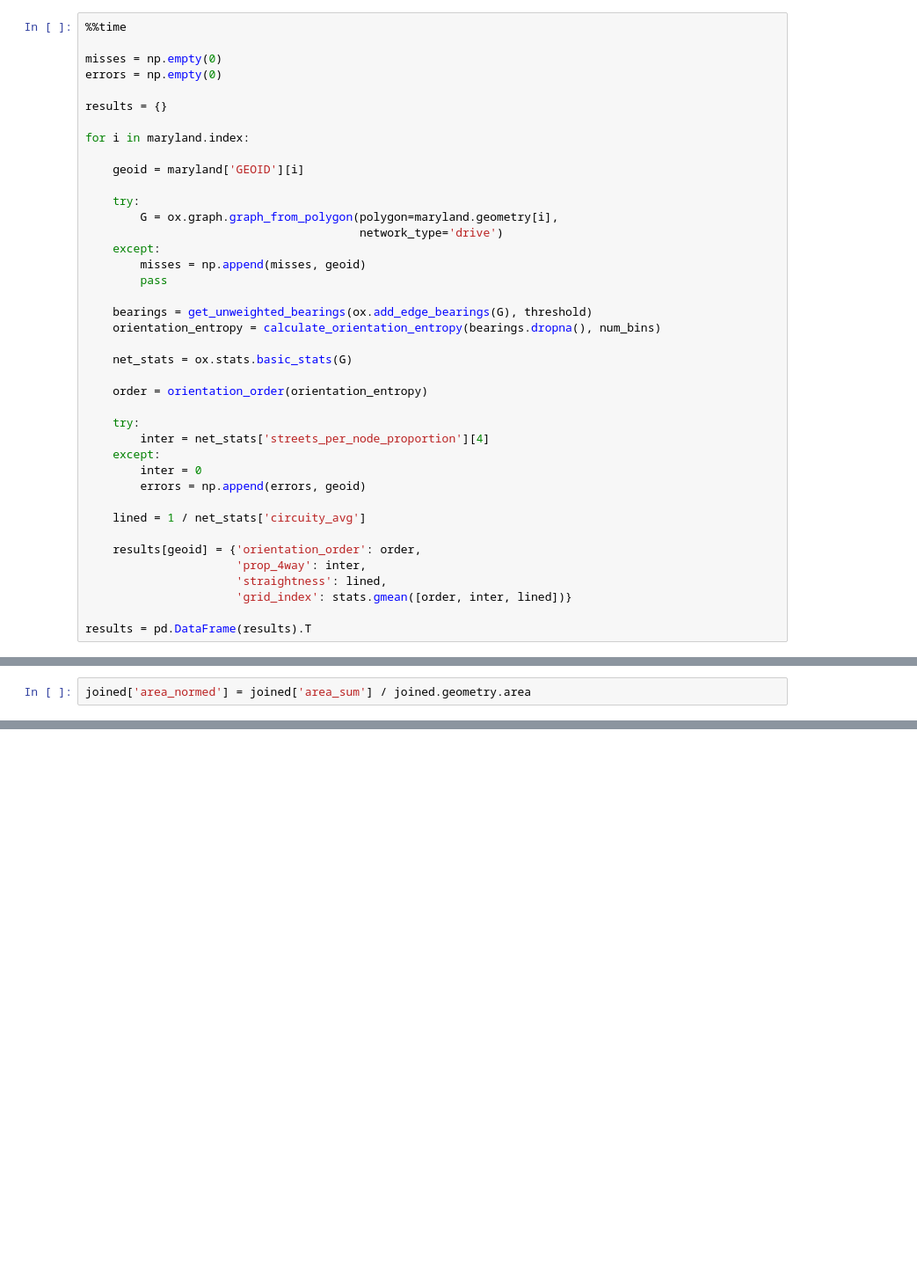
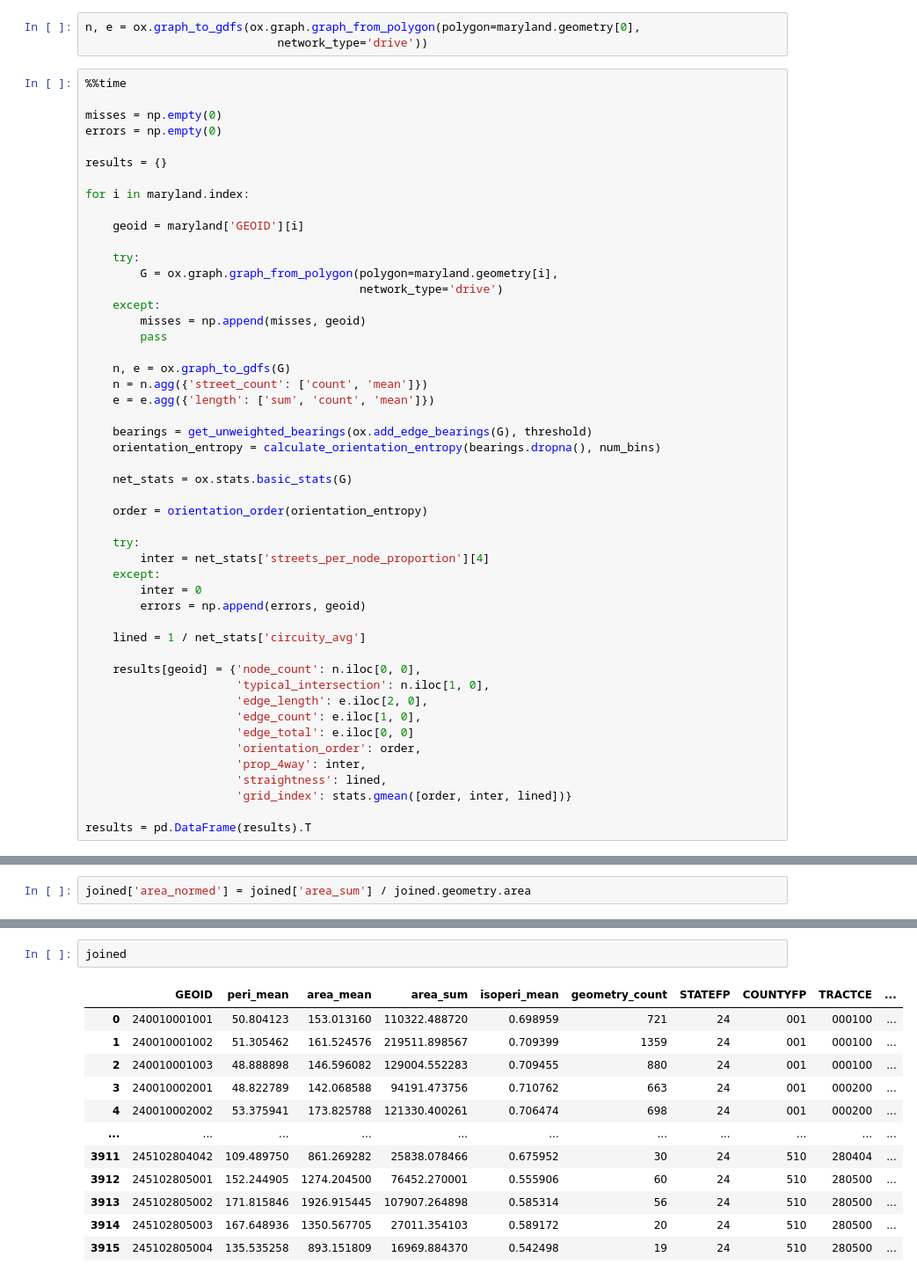
Before and after one commit to asrenninger/mega, a Jupyter notebook: python/osmnx.ipynb, the cells around one changed output, grey strips where cells are left out. Shown at 88% size. Drawn from its saved outputs; the diff is of its cells as text; blank space fills up the shorter version.

```diff
--- a/python/osmnx.ipynb
+++ b/python/osmnx.ipynb
@@ -161,6 +161,9 @@ maryland.geometry.plot()
 # %% [output]
 <AxesSubplot:>
 [figure]
+# %%
+n, e = ox.graph_to_gdfs(ox.graph.graph_from_polygon(polygon=maryland.geometry[0],
+                            network_type='drive'))
 # %%
 %%time
 
@@ -180,6 +183,10 @@ for i in maryland.index:
         misses = np.append(misses, geoid)
         pass
 
+    n, e = ox.graph_to_gdfs(G)
+    n = n.agg({'street_count': ['count', 'mean']})
+    e = e.agg({'length': ['sum', 'count', 'mean']})
+
     bearings = get_unweighted_bearings(ox.add_edge_bearings(G), threshold)
     orientation_entropy = calculate_orientation_entropy(bearings.dropna(), num_bins)
 
@@ -195,7 +202,12 @@ for i in maryland.index:
 
     lined = 1 / net_stats['circuity_avg']
 
-    results[geoid] = {'orientation_order': order,
+    results[geoid] = {'node_count': n.iloc[0, 0],
+                      'typical_intersection': n.iloc[1, 0],
+                      'edge_length': e.iloc[2, 0],
+                      'edge_count': e.iloc[1, 0],
+                      'edge_total': e.iloc[0, 0]
+                      'orientation_order': order,
                       'prop_4way': inter,
                       'straightness': lined,
                       'grid_index': stats.gmean([order, inter, lined])}
@@ -339,3 +351,18 @@ ax.axis('off')
 fig.savefig('built-area_MD.png', facecolor=fig.get_facecolor(), dpi=300, bbox_inches='tight')
 # %% [output]
 [figure]
+# %%
+joined
+# %% [output]
+|  | GEOID | peri_mean | area_mean | area_sum | isoperi_mean | geometry_count | STATEFP | COUNTYFP | TRACTCE | ... |
+| 0 | 240010001001 | 50.804123 | 153.013160 | 110322.488720 | 0.698959 | 721 | 24 | 001 | 000100 | ... |
+| 1 | 240010001002 | 51.305462 | 161.524576 | 219511.898567 | 0.709399 | 1359 | 24 | 001 | 000100 | ... |
+| 2 | 240010001003 | 48.888898 | 146.596082 | 129004.552283 | 0.709455 | 880 | 24 | 001 | 000100 | ... |
+| 3 | 240010002001 | 48.822789 | 142.068588 | 94191.473756 | 0.710762 | 663 | 24 | 001 | 000200 | ... |
+| 4 | 240010002002 | 53.375941 | 173.825788 | 121330.400261 | 0.706474 | 698 | 24 | 001 | 000200 | ... |
+| ... | ... | ... | ... | ... | ... | ... | ... | ... | ... | ... |
+| 3911 | 245102804042 | 109.489750 | 861.269282 | 25838.078466 | 0.675952 | 30 | 24 | 510 | 280404 | ... |
+| 3912 | 245102805001 | 152.244905 | 1274.204500 | 76452.270001 | 0.555906 | 60 | 24 | 510 | 280500 | ... |
+| 3913 | 245102805002 | 171.815846 | 1926.915445 | 107907.264898 | 0.585314 | 56 | 24 | 510 | 280500 | ... |
+| 3914 | 245102805003 | 167.648936 | 1350.567705 | 27011.354103 | 0.589172 | 20 | 24 | 510 | 280500 | ... |
+| 3915 | 245102805004 | 135.535258 | 893.151809 | 16969.884370 | 0.542498 | 19 | 24 | 510 | 280500 | ... |
```
Also changed, not shown: parts of 4 cells of this notebook.
